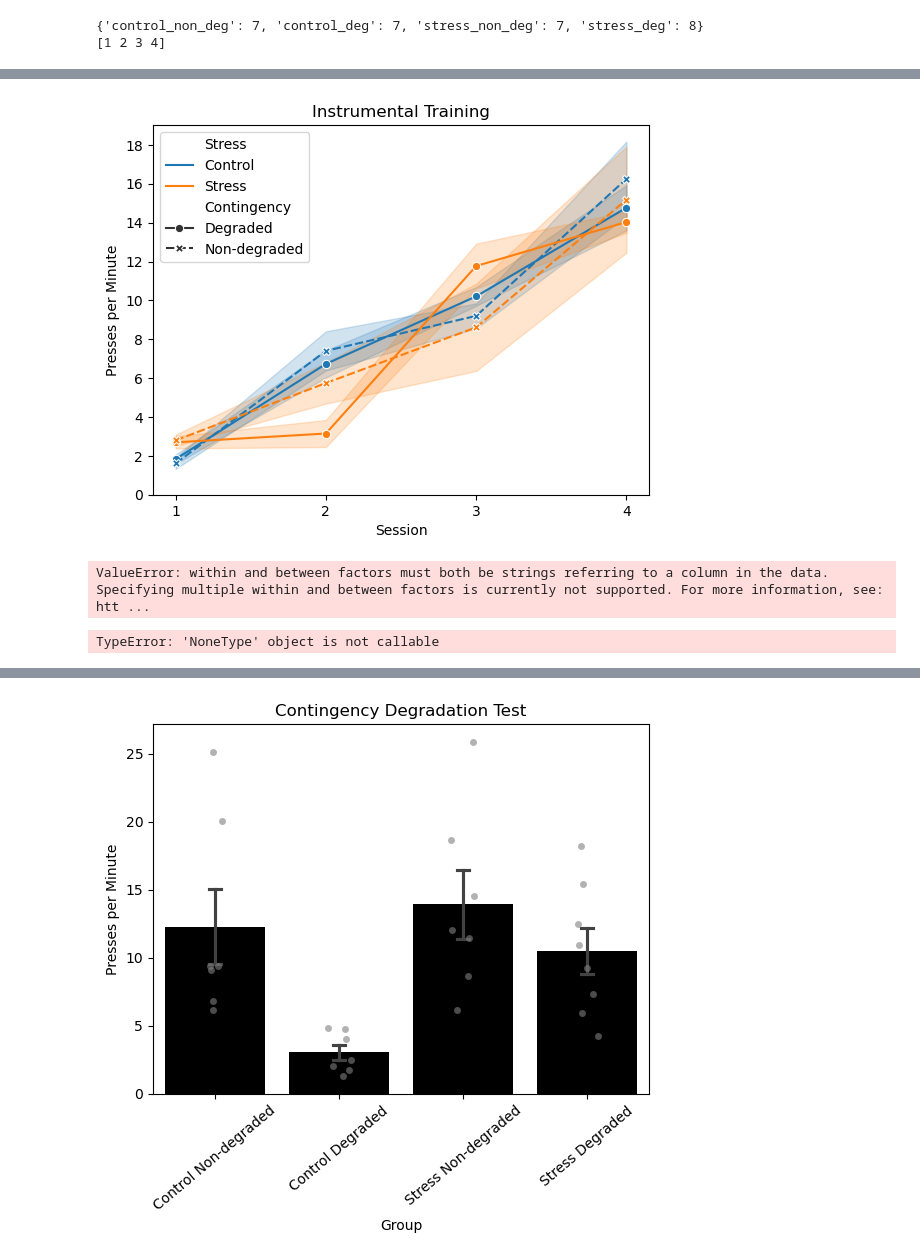
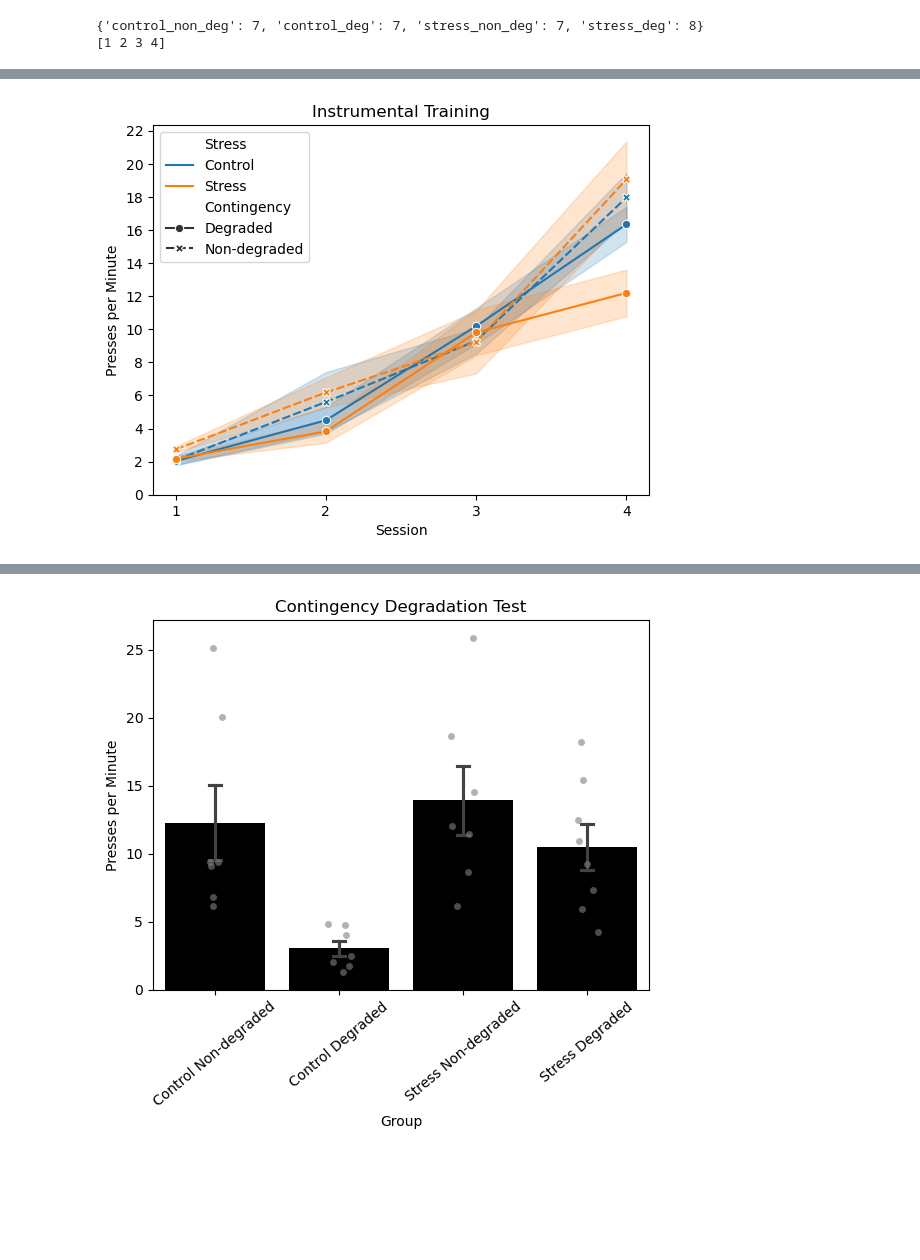
Before and after one commit to tristantd/giovannielloetal2025, a Jupyter notebook: writeup/Giovannielloetal.2025_Sim.ipynb, the cells around one changed output, grey strips where cells are left out. Cells and saved outputs as stored; diff of their text form; code cells hidden in the pictures; blank space fills up the shorter version.

Commit message:
added anova blocks

```diff
--- a/writeup/Giovannielloetal.2025_Sim.ipynb
+++ b/writeup/Giovannielloetal.2025_Sim.ipynb
@@ -147,44 +204,2 @@ training_df.to_csv('output.csv', index=False)
 
 [116 rows x 5 columns]
-# %%
-training_sim1 = []
-
-# Define subject counts per group
-n_mice = {
-    'control_non_deg': 7,
-    'control_deg': 7,
-    'stress_deg': 8,
-    'stress_non_deg': 7
-}
-
-# Create stable subject IDs
-subjects_by_group = {
-    group: [f"{group}_{i}" for i in range(n)]
-    for group, n in n_mice.items()
-}
-
-for session, vals in training_data.items():
-    for group, (mean, sd) in vals.items():
-
-        subjects = subjects_by_group[group]
-
-        # Simulate press rates
-        rates = np.random.normal(mean, sd, len(subjects))
-
-        # FIX: Remove negative values
-        rates = np.clip(rates, 0, None)   # replaces negatives with zero
-
-        stress = 'Control' if 'control' in group else 'Stress'
-        contingency = 'Degraded' if ('deg' in group and 'non' not in group) else 'Non-degraded'
-
-        for subj, rate in zip(subjects, rates):
-            training_sim1.append({
-                'Session': session,
-                'Subject': subj,
-                'PressRate': rate,
-                'Stress': stress,
-                'Contingency': contingency
-            })
-
-training_df = pd.DataFrame(training_sim1)
-print(training_df.head(40))
@@ -209,41 +206,20 @@ print(training_df.head(40))
 # %%
 # PLOT SIMULATED TRAINING DATA
 
 plt.figure
 sns.lineplot(
     data=training_df,
     x='Session', y='PressRate',
     hue='Stress', style='Contingency',
     markers=True, errorbar=('se'),
 )
 
 plt.title("Instrumental Training")
 plt.xticks([1, 2, 3, 4])
-plt.yticks([0, 2, 4, 6, 8, 10, 12, 14, 16, 18])
+plt.yticks([0, 2, 4, 6, 8, 10, 12, 14, 16, 18, 20, 22])
 plt.ylabel("Presses per Minute")
 plt.show()
 # %% [output]
-[figure, old version]
+[figure, new version]
 # %%
 # Need to do RM ANOVA here
-# %%
-anova = pg.mixed_anova(
-    dv='PressRate',
-    within='Session',
-    between=['Stress', 'Contingency'],
-    subject='Subject',
-    data=training_df
-)
-# %% [output]
-ValueError: within and between factors must both be strings referring to a column in the data. Specifying multiple within and between factors is currently not supported. For more information, see: htt ...
-# %%
-anova = pg.mixed_anova(
-    dv='PressRate',
-    within='Session',
-    between='Contingency',
-    data=training_df
-)
-
-print(anova)
-# %% [output]
-TypeError: 'NoneType' object is not callable
```
Also changed, not shown: parts of 4 cells of this notebook, 1 other file.
